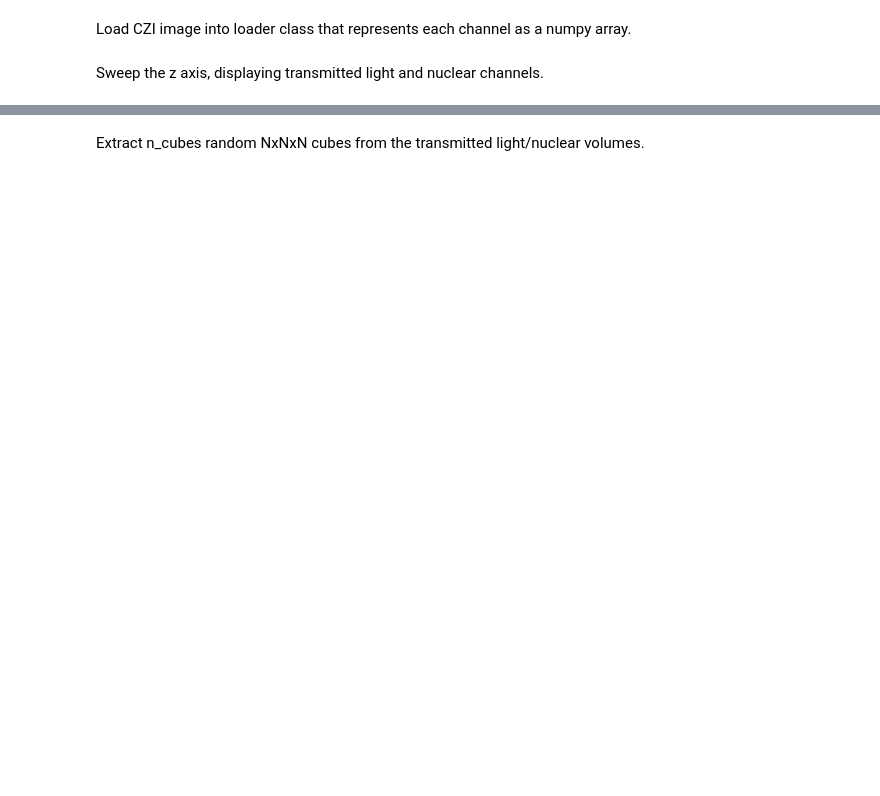
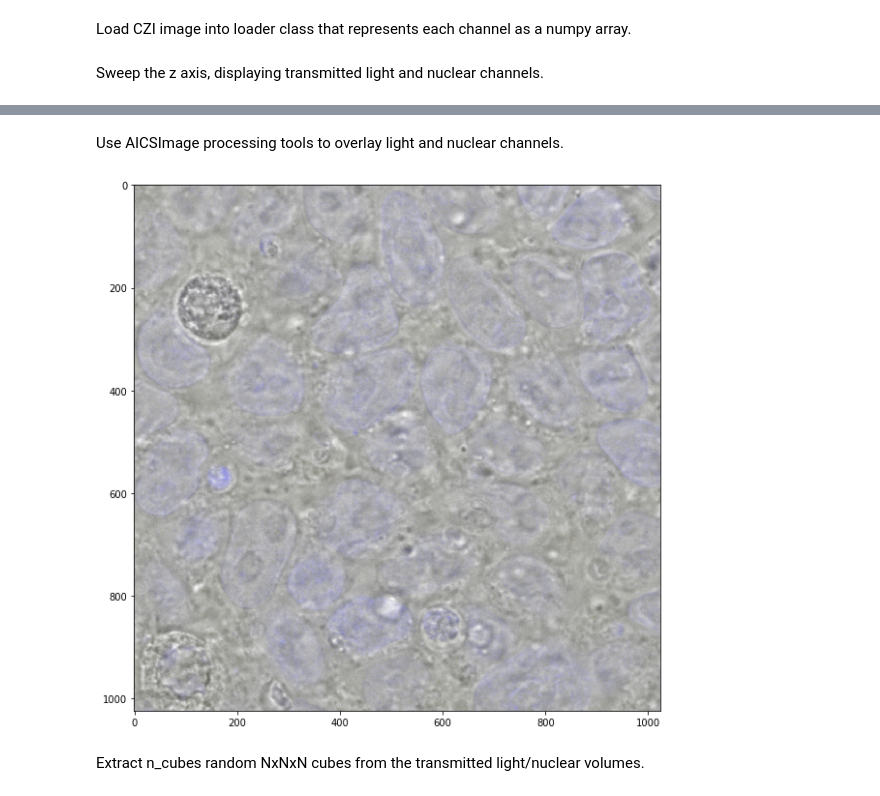
Before and after one commit to AllenCellModeling/pytorch_fnet, a Jupyter notebook: nucleus_predictor.ipynb, the cells around one changed output, grey strips where cells are left out. Cells and saved outputs as stored; diff of their text form; code cells hidden in the pictures; blank space fills up the shorter version.

```diff
--- a/nuclear_envelope_generator.ipynb
+++ b/nucleus_predictor.ipynb
@@ -41,3 +42,22 @@ for z in range(0, vol_light.shape[0], 15):
+# %% [markdown]
+Use AICSImage processing tools to overlay light and nuclear channels.
+# %%
+import aicsimage.processing as proc
+vol_light_n = vol_light - vol_light.min()
+vol_light_n = vol_light_n/vol_light_n.max()
+# vol_nuc_n = vol_nuc - vol_nuc.min()
+vol_nuc_n = vol_nuc - np.median(vol_nuc)
+vol_nuc_n = vol_nuc_n/vol_nuc_n.max()
+# print(vol_nuc.min(), vol_nuc.max(), np.median(vol_nuc))
+
+colors = [[.3, .3, .3], [0,0,1]]
+proj = proc.imgtoprojection([vol_light_n, vol_nuc_n], proj_method="slice", colors=colors, local_adjust=True)
+proj_t = proj.transpose((1, 2, 0))
+fig = plt.figure(figsize=(10,10))
+plt.imshow(proj_t)
+plt.show()
+# %% [output]
+[figure, added]
 # %% [markdown]
 Extract n_cubes random NxNxN cubes from the transmitted light/nuclear volumes.
 # %%
```
Also changed, not shown: parts of 3 cells of this notebook, 1 other file.
